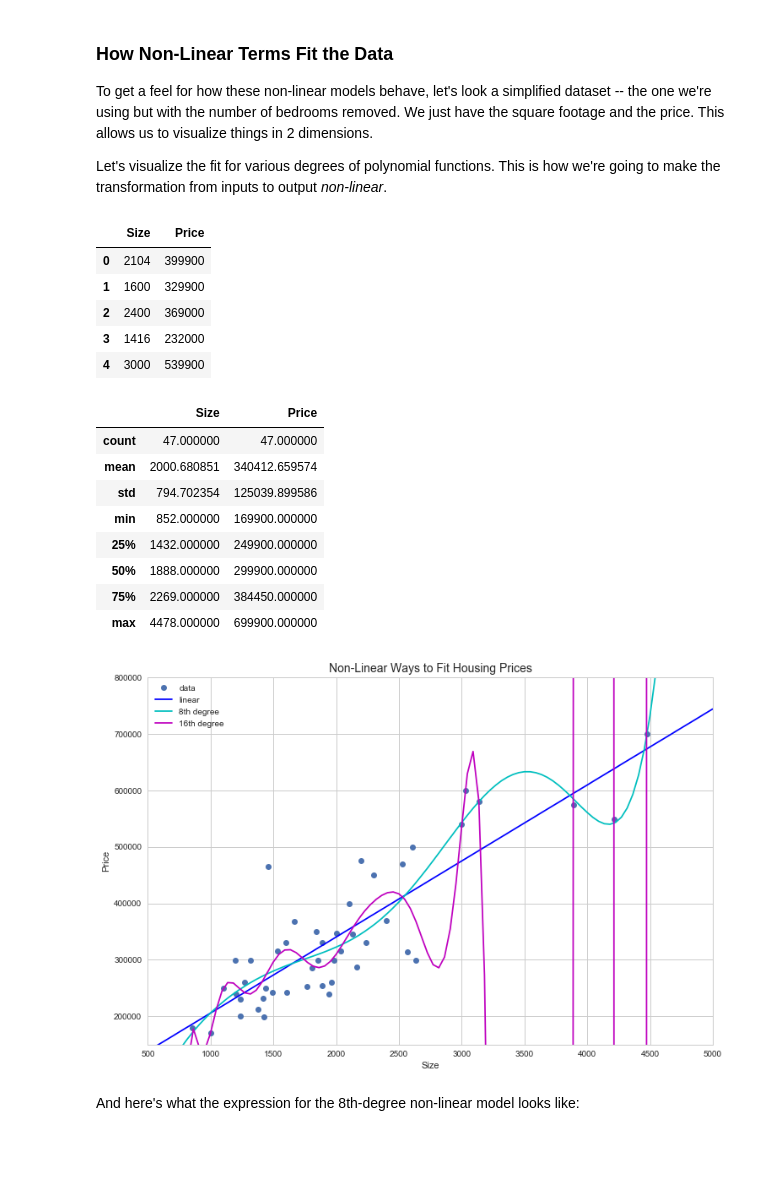
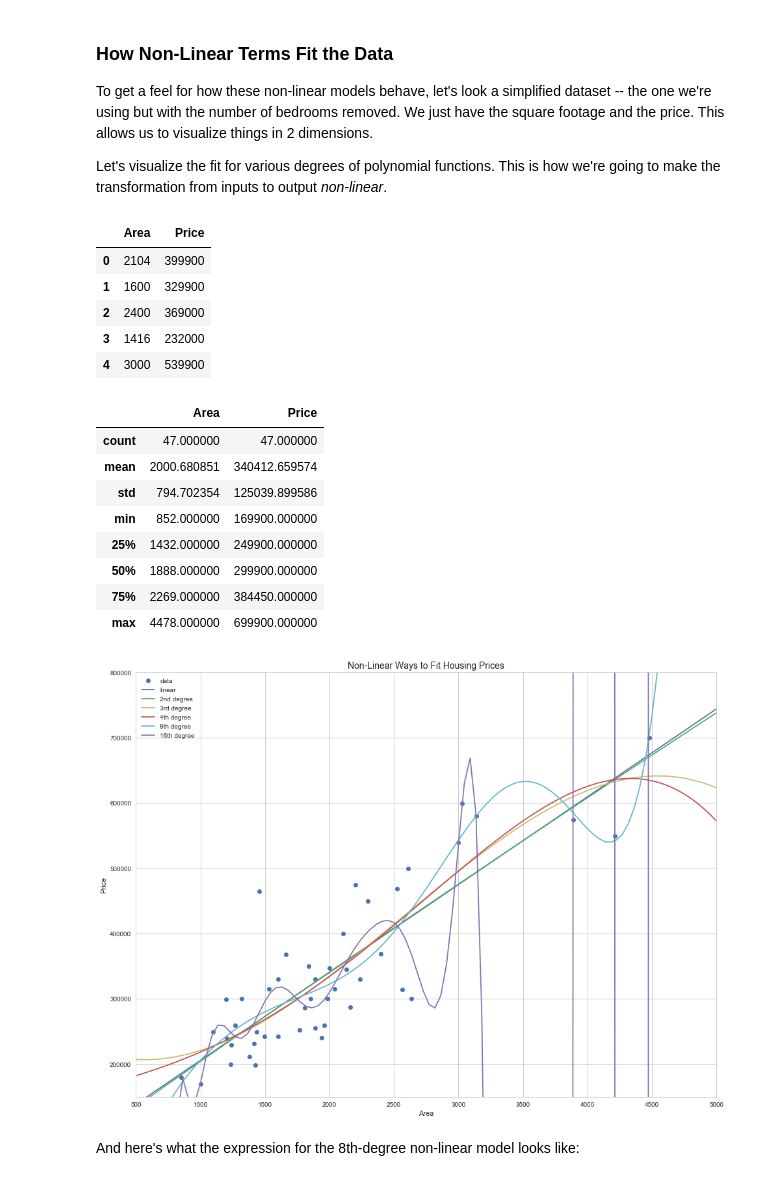
Before and after one commit to jsub10/Machine-Learning-Course-2018, a Jupyter notebook: Notebooks/Non-Linear-Regression.ipynb, the cells around one changed output. Saved outputs shown, nothing was run; the diff lists cells and outputs as text; code cells hidden in the pictures; blank space fills up the shorter version.

```diff
--- a/Notebooks/Non-Linear-Regression.ipynb
+++ b/Notebooks/Non-Linear-Regression.ipynb
@@ -24,10 +24,8 @@ The data we have is a well know machine learning dataset of housing prices in Po
 # %% [markdown]
 ## Load the Data
 # %%
-import os
-# Load the housing prices dataset
-file_url = data_dir + os.sep + "portland-house-prices.txt"
 # Load the data into a dataframe
-data2 = pd.read_csv(file_url, header=None, names=['Size', 'Bedrooms', 'Price'])
+file_url = os.path.join(data_dir_path, 'PortlandHousingPrices.xlsx')
+data2 = pd.read_excel(file_url, names=['Bedrooms', 'Area', 'Price'])
 data2.head()
 # %% [output]
@@ -163,7 +166,7 @@ Let's visualize the fit for various degrees of polynomial functions. This is how
 data3 = data2.drop('Bedrooms', axis = 1)
 data3.head()
 # %% [output]
-|  | Size | Price |
+|  | Area | Price |
 | 0 | 2104 | 399900 |
 | 1 | 1600 | 329900 |
 | 2 | 2400 | 369000 |
@@ -173,7 +176,7 @@ data3.head()
 # Getting a handle on the simplified dataset
 data3.describe()
 # %% [output]
-|  | Size | Price |
+|  | Area | Price |
 | count | 47.000000 | 47.000000 |
 | mean | 2000.680851 | 340412.659574 |
 | std | 794.702354 | 125039.899586 |
@@ -185,7 +188,7 @@ data3.describe()
 # %%
 # Using non-linear (polynomial) models to "fit" the simplified dataset
 
-X_p = data3['Size']
+X_p = data3['Area']
 y_p = data3['Price']
 xx = np.linspace(500, 5000, 100)
 #print(xx)
@@ -197,39 +200,39 @@ p1 = np.poly1d(z1)
 # fit the data with a 2nd degree polynomial
 z2 = np.polyfit(X_p, y_p, 2)
 p2 = np.poly1d(z2) # construct the polynomial (note: that's a one in "poly1d")
 
 # fit the data with a 3rd degree polynomial
 z3 = np.polyfit(X_p, y_p, 3)
 p3 = np.poly1d(z3) # construct the polynomial
 
 # fit the data with a 4th degree polynomial
 z4 = np.polyfit(X_p, y_p, 4)
 p4 = np.poly1d(z4) # construct the polynomial
 
 # fit the data with a 8th degree polynomial - just for the heck of it :-)
 z8 = np.polyfit(X_p, y_p, 8)
 p8 = np.poly1d(z8) # construct the polynomial
 
 # fit the data with a 16th degree polynomial - just for the heck of it :-)
 z16 = np.polyfit(X_p, y_p, 16)
 p16 = np.poly1d(z16) # construct the polynomial
 
 
-plt.figure(figsize=(12,8))
+plt.figure(figsize=(16,12))
 plt.plot(X_p, y_p, 'o', label='data')
 plt.title('Non-Linear Ways to Fit Housing Prices', fontsize=14)
-plt.xlabel('Size')
+plt.xlabel('Area')
 plt.ylabel('Price')
 plt.plot(xx, p1(xx), 'b-', label='linear')
-#plt.plot(xx, p2(xx), 'g-', label='2nd degree')
-#plt.plot(xx, p3(xx), 'y-', label='3rd degree')
-#plt.plot(xx, p4(xx), 'r-', label='4th degree')
+plt.plot(xx, p2(xx), 'g-', label='2nd degree')
+plt.plot(xx, p3(xx), 'y-', label='3rd degree')
+plt.plot(xx, p4(xx), 'r-', label='4th degree')
 plt.plot(xx, p8(xx), 'c-', label='8th degree')
 plt.plot(xx, p16(xx), 'm-', label='16th degree')
 plt.legend(loc=2)
 plt.axis([500,5000,150000,800000]); # Useful for higher degrees of polynomials
 # %% [output]
-[figure, old version]
+[figure, new version]
 # %% [markdown]
 And here's what the expression for the 8th-degree non-linear model looks like:
 # %%
```
Also changed, not shown: parts of 22 cells of this notebook, 5 other files.
